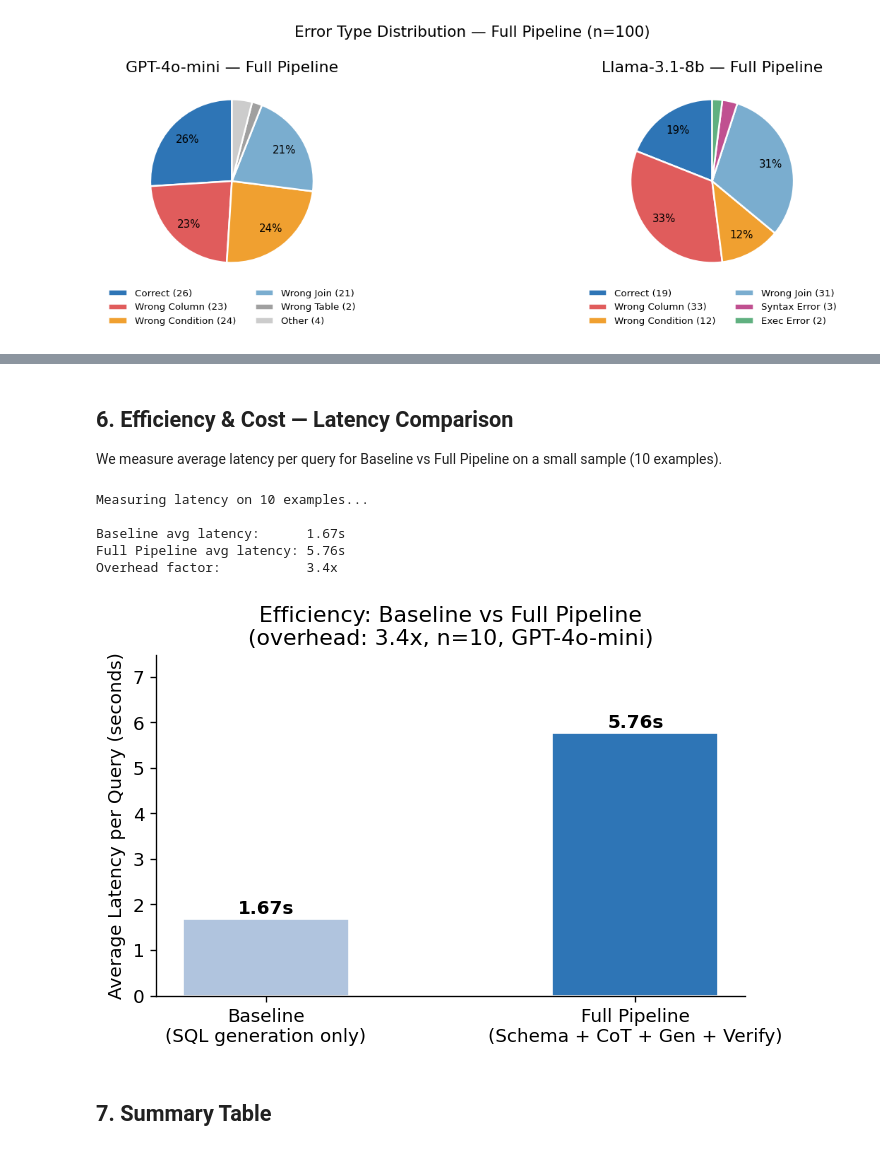
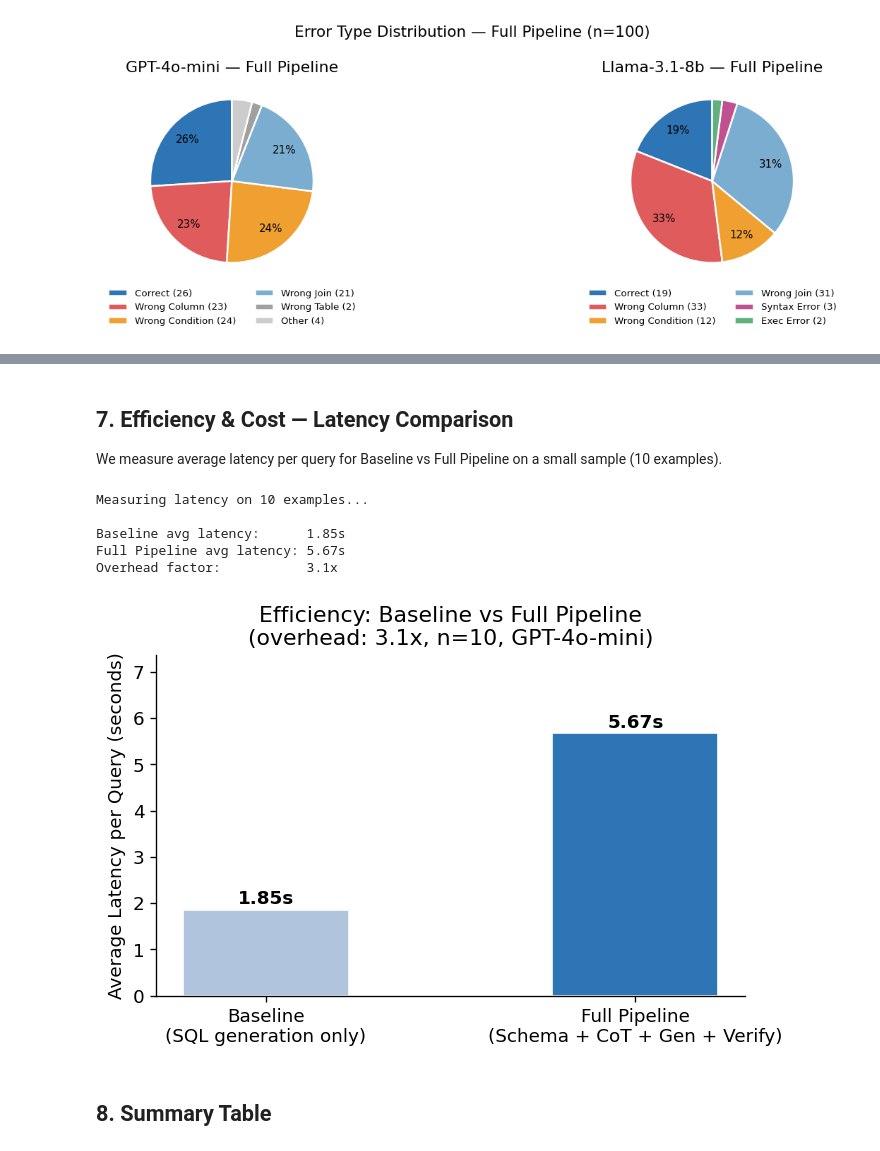
Before and after one commit to LOOK4869/TrustSQL, a Jupyter notebook: notebook.ipynb, the cells around one changed output, grey strips where cells are left out. Saved outputs shown, nothing was run; the diff lists cells and outputs as text; code cells hidden in the pictures.

```diff
--- a/notebook.ipynb
+++ b/notebook.ipynb
@@ -38,6 +37,12 @@ with open('results_comparison.json') as f:
 
 baseline_groq = comparison['llama-3.1-8b_baseline']
 
+with open('results_ablation.json') as f:
+    ablation = json.load(f)
+
+with open('results_robustness.json') as f:
+    robustness = json.load(f)
+
 print('Data loaded successfully.')
 print(f"GPT-4o-mini  Baseline: {baseline_openai['ex_accuracy']:.0%}  |  Full Pipeline: {pipeline_openai['ex_accuracy']:.0%}")
 print(f"Llama-3.1-8b Baseline: {baseline_groq['ex_accuracy']:.0%}  |  Full Pipeline: {pipeline_groq['ex_accuracy']:.0%}")
@@ -168,0 +205,28 @@ plt.show()
+# %%
+fig, ax = plt.subplots(figsize=(7, 4))
+
+rob = robustness['summary']
+categories = ['Original', 'Paraphrase', 'Synonym Replace']
+values = [rob['ex_original'], rob['ex_paraphrase'], rob['ex_synonym']]
+colors = ['#2e75b6', '#7aadcf', '#b0c4de']
+
+bars = ax.bar(categories, values, color=colors, edgecolor='white', width=0.45)
+for bar, val in zip(bars, values):
+    ax.text(bar.get_x() + bar.get_width()/2, bar.get_height() + 0.005,
+            f'{val:.0%}', ha='center', va='bottom', fontsize=11, fontweight='bold')
+
+ax.set_ylabel('Execution Accuracy (EX)')
+ax.set_title(f'Robustness — Full Pipeline under Question Perturbation\n(n={rob["n"]}, GPT-4o-mini)')
+ax.set_ylim(0, max(values) * 1.35)
+ax.yaxis.set_major_formatter(plt.FuncFormatter(lambda v, _: f'{v:.0%}'))
+
+drop_para = rob['drop_paraphrase']
+drop_syn = rob['drop_synonym']
+ax.text(0.98, 0.95,
+        f'Paraphrase drop: {drop_para:.0%}\nSynonym drop:    {drop_syn:.0%}',
+        transform=ax.transAxes, ha='right', va='top', fontsize=9,
+        bbox=dict(boxstyle='round', facecolor='#f0f4f8', alpha=0.8))
+
+plt.tight_layout()
+plt.savefig('fig_robustness.png', bbox_inches='tight')
+plt.show()
@@ -169,5 +235,5 @@ plt.show()
 # %% [markdown]
-## 6. Efficiency & Cost — Latency Comparison
+## 7. Efficiency & Cost — Latency Comparison
 
 We measure average latency per query for Baseline vs Full Pipeline on a small sample (10 examples).
 # %%
@@ -198,19 +264,16 @@ for ex in examples:
     full_schema = loader.get_schema(ex.db_id)
     db_path = loader.get_db_path(ex.db_id)
 
-    # Baseline: SQL generation only
     t0 = time.time()
     generator.generate(ex.question, full_schema, ex.evidence, "")
     baseline_times.append(time.time() - t0)
 
-    # Full Pipeline: schema filter + CoT + generate + verify
     t0 = time.time()
     filtered = schema_filter.filter(ex.question, full_schema, ex.evidence)
     reasoning = reasoner.reason(ex.question, filtered, ex.evidence)
     sql = generator.generate(ex.question, filtered, ex.evidence, reasoning)
     verifier = SQLVerifier(db_path, llm=llm)
-    verification = verifier.verify(sql, filtered)
-    verifier.get_final_sql(sql, verification)
+    verifier.get_final_sql(sql, verifier.verify(sql, filtered))
     pipeline_times.append(time.time() - t0)
 
 avg_baseline = np.mean(baseline_times)
@@ -223,31 +286,31 @@ print(f'Overhead factor:           {overhead:.1f}x')
 # %% [output]
 Measuring latency on 10 examples...
 
-Baseline avg latency:      1.67s
-Full Pipeline avg latency: 5.76s
-Overhead factor:           3.4x
+Baseline avg latency:      1.85s
+Full Pipeline avg latency: 5.67s
+Overhead factor:           3.1x
 # %%
 fig, ax = plt.subplots(figsize=(6, 4))
 
 modes = ['Baseline\n(SQL generation only)', 'Full Pipeline\n(Schema + CoT + Gen + Verify)']
 avg_times = [avg_baseline, avg_pipeline]
-colors = ['#b0c4de', '#2e75b6']
+bar_colors = ['#b0c4de', '#2e75b6']
 
-bars = ax.bar(modes, avg_times, color=colors, edgecolor='white', width=0.45)
+bars = ax.bar(modes, avg_times, color=bar_colors, edgecolor='white', width=0.45)
 for bar, t in zip(bars, avg_times):
     ax.text(bar.get_x() + bar.get_width()/2, bar.get_height() + 0.05,
             f'{t:.2f}s', ha='center', va='bottom', fontsize=11, fontweight='bold')
 
 ax.set_ylabel('Average Latency per Query (seconds)')
 ax.set_title(f'Efficiency: Baseline vs Full Pipeline\n(overhead: {overhead:.1f}x, n=10, GPT-4o-mini)')
 ax.set_ylim(0, max(avg_times) * 1.3)
 plt.tight_layout()
 plt.savefig('fig_latency.png', bbox_inches='tight')
 plt.show()
 # %% [output]
-[figure, old version]
+[figure, new version]
 # %% [markdown]
-## 7. Summary Table
+## 8. Summary Table
 # %%
 print('=' * 70)
 print(f'{"Model":<20} {"Mode":<18} {"EX":>6} {"Simple":>8} {"Moderate":>10} {"Challenging":>13}')
```
Also changed, not shown: parts of 9 cells of this notebook, 8 other files.
